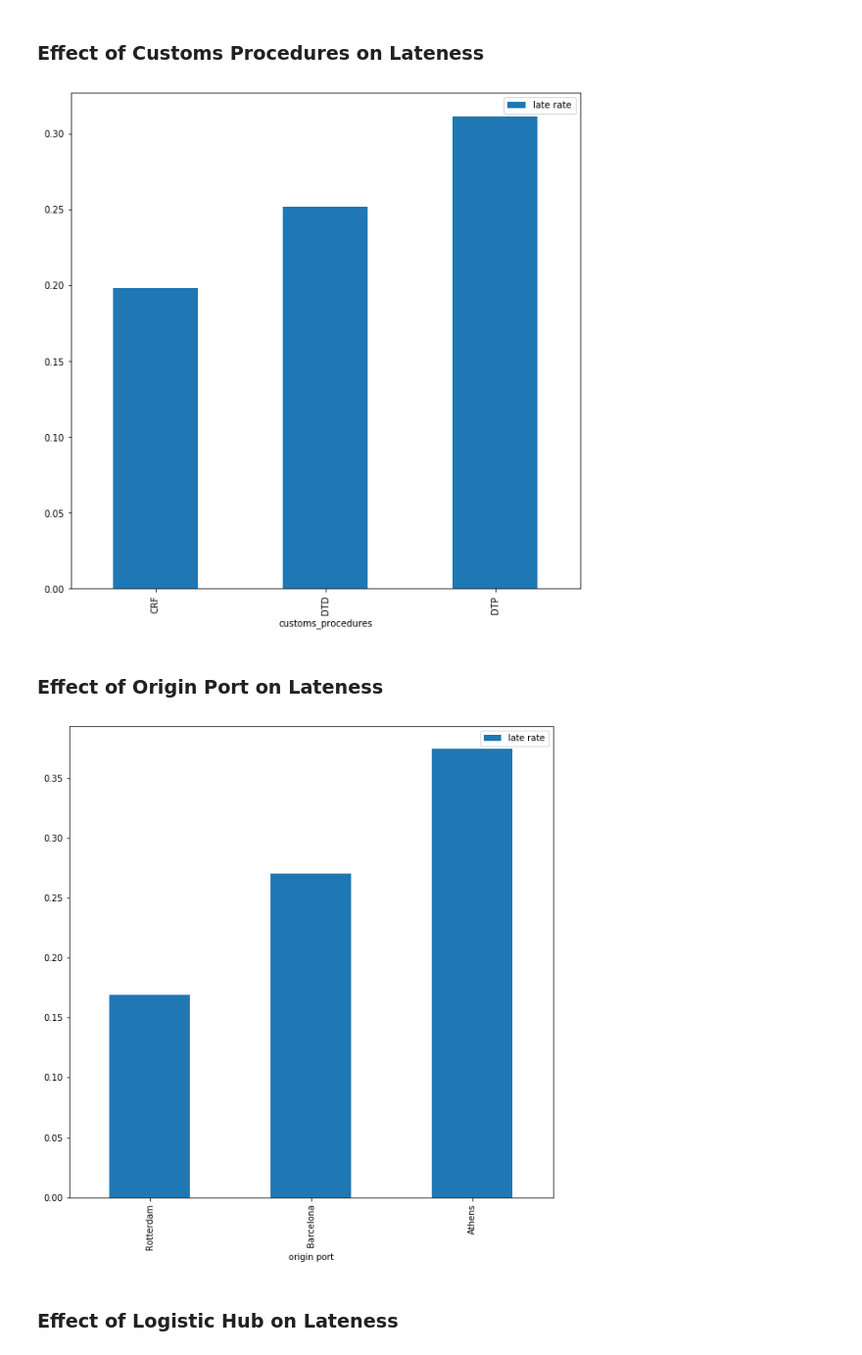
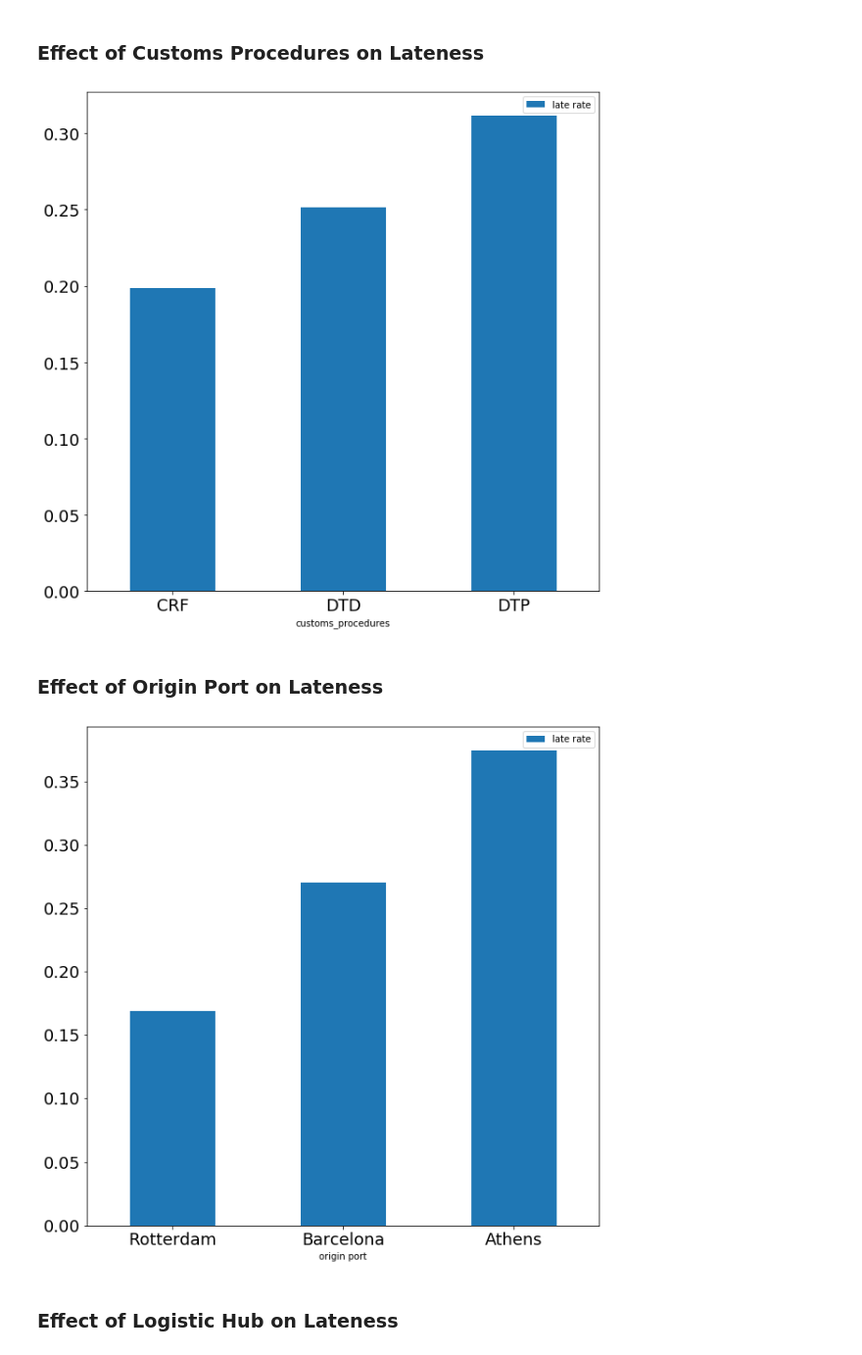
Before and after one commit to jospaeth-tum/accenture-challenge-2022, a Jupyter notebook: basic_descriptive_analysis.ipynb, the cells around one changed output. Shown: that part at 98% size. Drawn from its saved outputs; the diff is of its cells as text; code cells hidden in the pictures.

Commit message:
increase readability of plots

```diff
--- a/basic_descriptive_analysis.ipynb
+++ b/basic_descriptive_analysis.ipynb
@@ -73,21 +73,21 @@ a = orders[orders['late_order'] == True].groupby(by=['customs_procedures']).coun
 b = orders.groupby(by=['customs_procedures']).count()[['order_id']]
 c = (a/b).rename(columns={'order_id': 'late rate'})
 
-p = c.plot(kind='bar', figsize=(10,10))
+p = c.plot(kind='bar', figsize=(10,10), rot=0, fontsize=18)
 fig = p.get_figure().savefig("plots/customs_procedures.png")
 # %% [output]
-[figure, old version]
+[figure, new version]
 # %% [markdown]
 ### Effect of Origin Port on Lateness
 # %%
 a = orders[orders['late_order'] == True].groupby(by=['origin_port']).count()[['order_id']]
 b = orders.groupby(by=['origin_port']).count()[['order_id']]
 c = (a/b).rename(columns={'order_id': 'late rate'}).sort_values(by='late rate')
 
-p = c.plot(kind='bar', xlabel='origin port', figsize=(10,10))
+p = c.plot(kind='bar', xlabel='origin port', figsize=(10,10), rot=0, fontsize=18)
 fig = p.get_figure().savefig("plots/origin_ports.png")
 # %% [output]
-[figure, old version]
+[figure, new version]
 # %% [markdown]
 ### Effect of Logistic Hub on Lateness
 # %%
```
Also changed, not shown: parts of 2 cells of this notebook, 4 other files.
